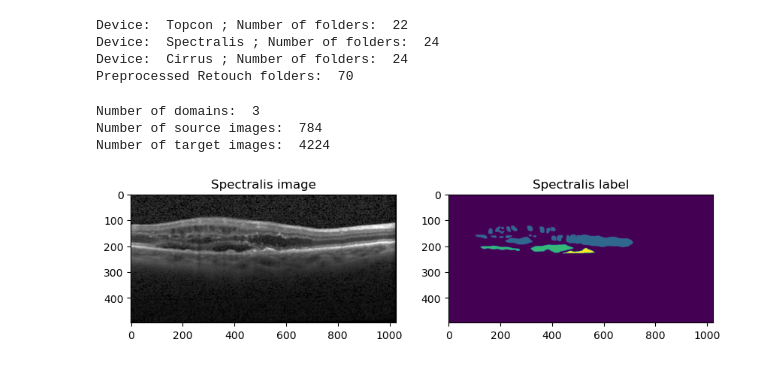
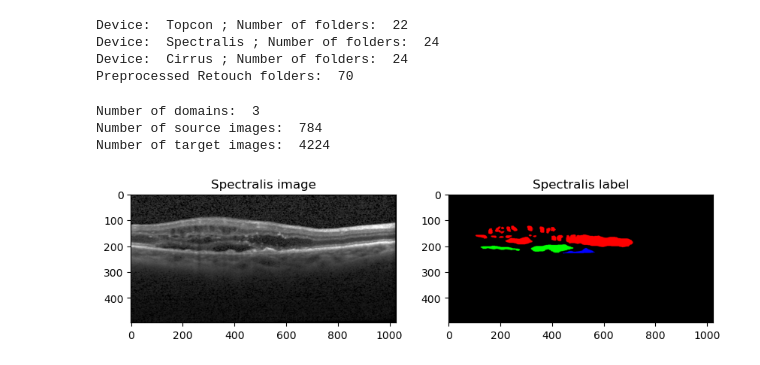
Before and after one commit to moritsih/OPTIMA_SeminarPractical, a Jupyter notebook: practical/main.ipynb, the cells around one changed output. Drawn from its saved outputs; the diff is of its cells as text; code cells hidden in the pictures.

```diff
--- a/practical/main.ipynb
+++ b/practical/main.ipynb
@@ -339,24 +244,35 @@ class OCTDatasetPreparation(Dataset):
 # %%
+import numpy as np
 test_dataset_sorted = OCTDatasetPreparation(train_dir, generate_empty_labels=False, source_domain=SOURCE_DOMAIN)
-
 print("Number of domains: ", test_dataset_sorted.num_domains)
 print("Number of source images: ", len(test_dataset_sorted.source_domain_dict))
 print("Number of target images: ", len(test_dataset_sorted.target_domain_dict['Cirrus']) + len(test_dataset_sorted.target_domain_dict['Topcon']))
 
 # plot the first spectralis image and label
 which_image = 10
 img = cv2.imread(test_dataset_sorted.source_domain_dict[which_image]['img'], cv2.IMREAD_GRAYSCALE)
-label = cv2.imread(test_dataset_sorted.source_domain_dict[which_image]['label'], cv2.COLOR_BGR2RGB)
+label = cv2.imread(test_dataset_sorted.source_domain_dict[which_image]['label'], cv2.IMREAD_GRAYSCALE)
+
+def map_grayscale_to_channels(image):
+    # Create an empty array with shape (height, width, 4)
+    mapped_image = np.zeros((image.shape[0], image.shape[1], len(np.unique(image))), dtype=np.uint8)
+
+    for i, pixel_value in enumerate(np.unique(image)):
+        mapped_image[image == pixel_value, i] = 255
+
+    return mapped_image[:, :, 1:4]
+
+remapped_label = map_grayscale_to_channels(label)
 
 fig, ax = plt.subplots(1, 2, figsize=(10, 5))
 ax[0].imshow(img, cmap='gray')
 ax[0].set_title('Spectralis image')
-ax[1].imshow(label, cmap='viridis')
+ax[1].imshow(remapped_label)
 ax[1].set_title('Spectralis label')
 plt.show()
 # %% [output]
 Number of domains:  3
 Number of source images:  784
 Number of target images:  4224
-[figure, old version]
+[figure, new version]
 # %%
```
Also changed, not shown: parts of 9 cells of this notebook.
